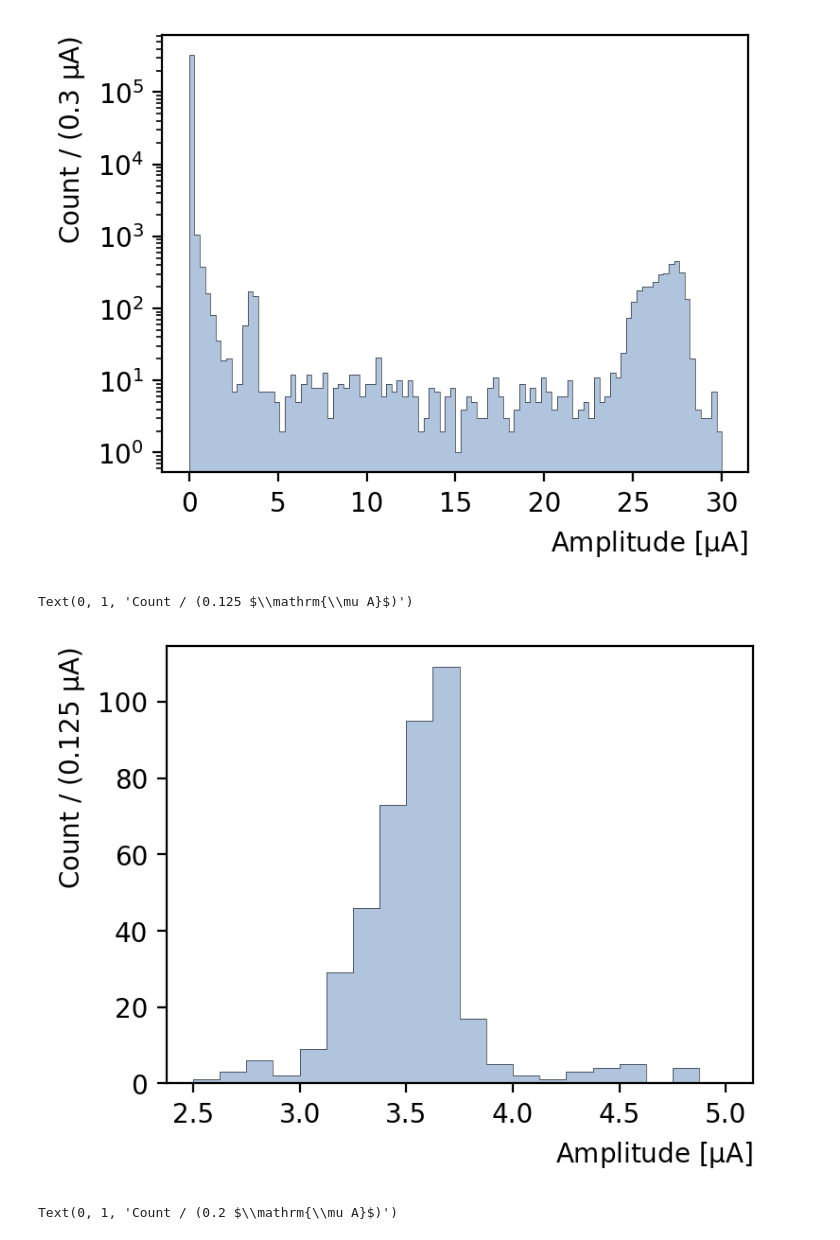
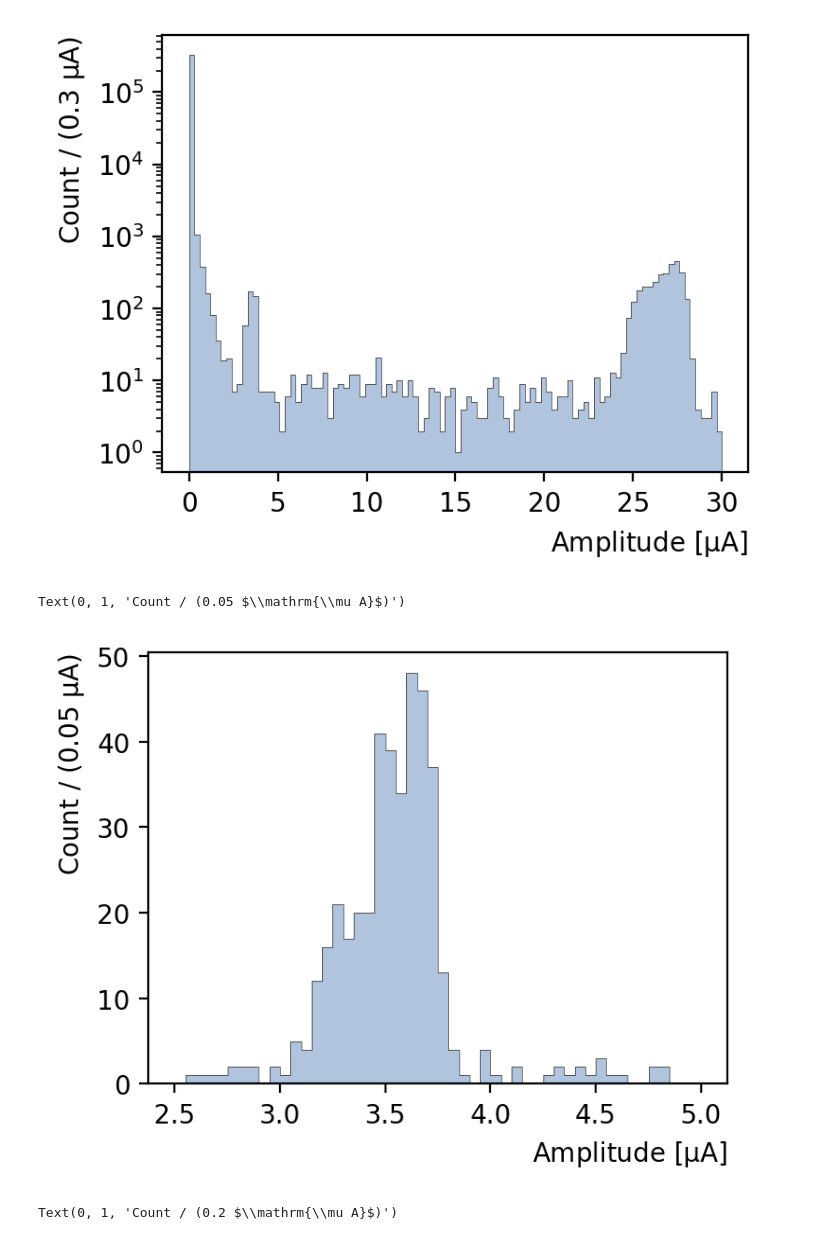
Before and after one commit to perry5334/CDMS, a Jupyter notebook: notebooks/CUTE/Ge71_Lines/Ge71_Activation_Lines.ipynb, the cells around one changed output. Saved outputs shown, nothing was run; the diff lists cells and outputs as text; code cells hidden in the pictures.

```diff
--- a/notebooks/CUTE/Ge71_Lines/Ge71_Activation_Lines.ipynb
+++ b/notebooks/CUTE/Ge71_Lines/Ge71_Activation_Lines.ipynb
@@ -121,19 +121,19 @@ plt.ylabel("Count / (0.3 $\mathrm{\mu A}$)")
 Text(0, 1, 'Count / (0.3 $\\mathrm{\\mu A}$)')
 [figure]
 # %%
-L_peak_bins = np.linspace(2.5, 5, 21)
+L_peak_bins = np.linspace(2.5, 5, 51)
 K_peak_bins = np.linspace(22, 30, 41)
 L_peak_data = df_rqs['PTOFamps'][(df_rqs['PTOFamps'] >= 2.5e-6) & (df_rqs['PTOFamps'] <= 5e-6)] * 1e6
 K_peak_data = df_rqs['PTOFamps'][(df_rqs['PTOFamps'] >= 22e-6) & (df_rqs['PTOFamps'] <= 30e-6)] * 1e6
 # %%
 plt.figure(figsize=(4,3), dpi=200)
 plt.hist(L_peak_data, bins=L_peak_bins, color = 'lightsteelblue')
 plt.hist(L_peak_data, bins=L_peak_bins, histtype='step', color = 'black', lw = 0.2)
 plt.xlabel(r"Amplitude [$\mathrm{\mu A}$]")
-plt.ylabel("Count / (0.125 $\mathrm{\mu A}$)")
+plt.ylabel("Count / (0.05 $\mathrm{\mu A}$)")
 # %% [output]
-Text(0, 1, 'Count / (0.125 $\\mathrm{\\mu A}$)')
+Text(0, 1, 'Count / (0.05 $\\mathrm{\\mu A}$)')
-[figure, old version]
+[figure, new version]
 # %%
 plt.figure(figsize=(4,3), dpi=200)
 plt.hist(K_peak_data, bins=K_peak_bins, color = 'lightsteelblue')
```
Also changed, not shown: parts of 8 cells of this notebook, 1 other file.
